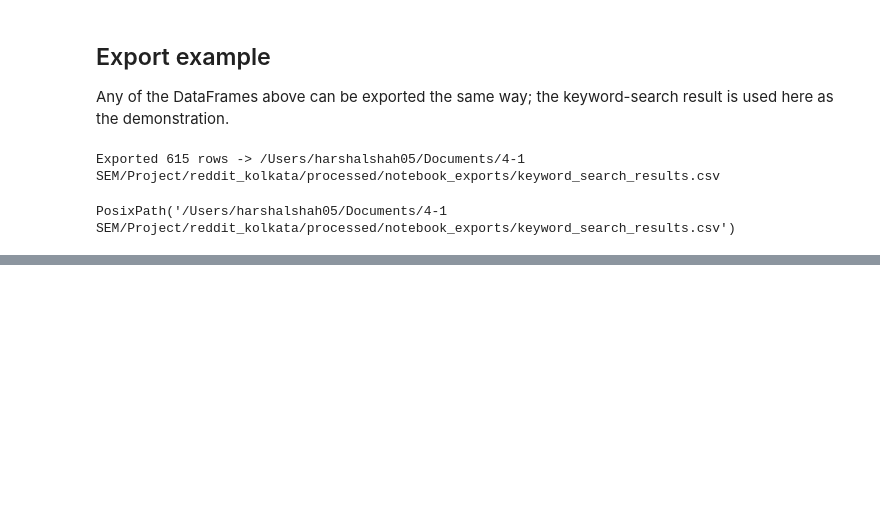
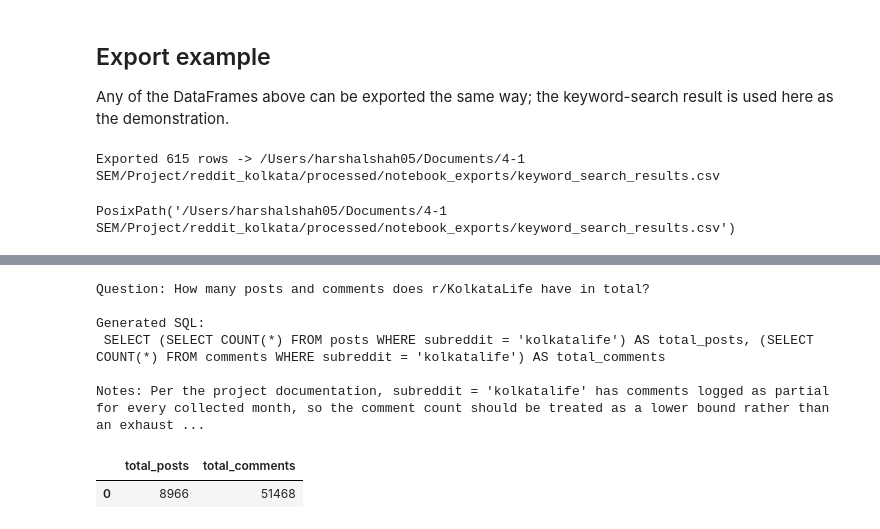
Before and after one commit to HarshalShah0508/reddit-echo-chamber, a Jupyter notebook: reddit_kolkata/notebooks/reddit_analytics.ipynb, the cells around one changed output, grey strips where cells are left out. Saved outputs shown, nothing was run; the diff lists cells and outputs as text; code cells hidden in the pictures; blank space fills up the shorter version.

Commit message:
LLM (Gemini) Integrated querying

```diff
--- a/reddit_kolkata/notebooks/reddit_analytics.ipynb
+++ b/reddit_kolkata/notebooks/reddit_analytics.ipynb
@@ -324,0 +321,44 @@ PosixPath('/Users/harshalshah05/Documents/4-1 SEM/Project/reddit_kolkata/process
+# %%
+import contextlib
+import io
+import sys
+import warnings
+
+warnings.filterwarnings("ignore")
+
+
+sys.path.insert(0, str(REDDIT_KOLKATA_DIR.parent))
+from reddit_kolkata.query_interface import generate_sql, validate_readonly
+
+# query_interface expects posts/comments/crossposts/users/monthly_activity as views;
+# posts/comments are already registered above, so just add the three CSV-backed ones.
+for _name in ("crossposts", "users", "monthly_activity"):
+    _csv_path = REDDIT_KOLKATA_DIR / "processed" / f"{_name}.csv"
+    if _csv_path.exists():
+        con.execute(f"CREATE OR REPLACE VIEW {_name} AS SELECT * FROM read_csv_auto('{_csv_path}')")
+
+QUESTION = "How many posts and comments does r/KolkataLife have in total?"
+
+# google-genai prints a benign "non-text parts" notice straight to stderr on some
+# responses (not a warnings.warn(), so filterwarnings above cannot catch it) --
+# swallow it for a clean demo output.
+with contextlib.redirect_stderr(io.StringIO()):
+    sql, notes = generate_sql(QUESTION, effort="low")
+validate_readonly(sql)
+
+print("Question:", QUESTION)
+print("\nGenerated SQL:\n", sql.strip())
+if notes:
+    print("\nNotes:", notes)
+
+nl_query_result = con.execute(sql).df()
+nl_query_result
+# %% [output]
+Question: How many posts and comments does r/KolkataLife have in total?
+
+Generated SQL:
+ SELECT (SELECT COUNT(*) FROM posts WHERE subreddit = 'kolkatalife') AS total_posts, (SELECT COUNT(*) FROM comments WHERE subreddit = 'kolkatalife') AS total_comments
+
+Notes: Per the project documentation, subreddit = 'kolkatalife' has comments logged as partial for every collected month, so the comment count should be treated as a lower bound rather than an exhaust ...
+|  | total_posts | total_comments |
+| 0 | 8966 | 51468 |
```
Also changed, not shown: parts of 10 cells of this notebook, 3 other files.
